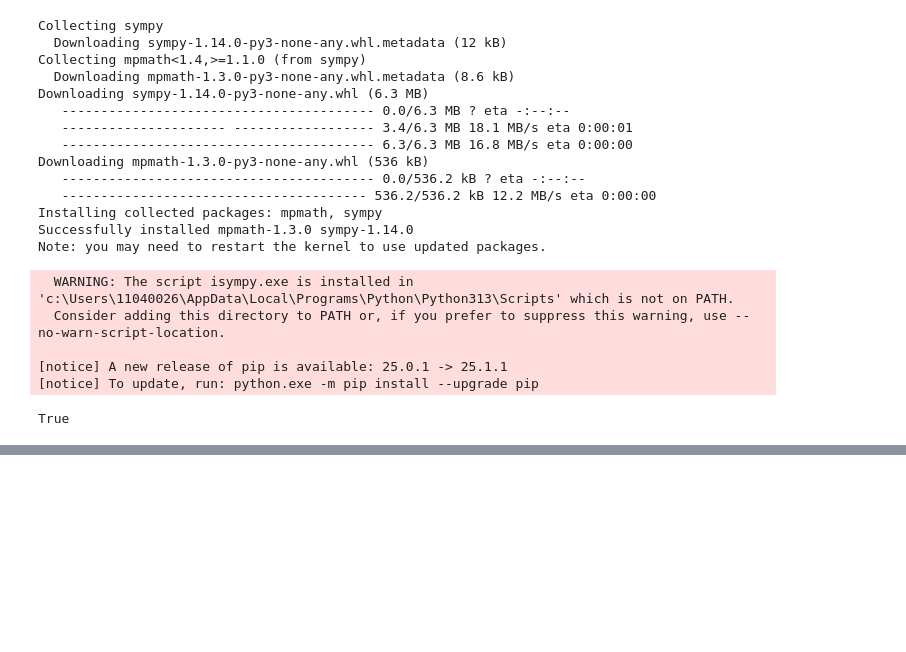
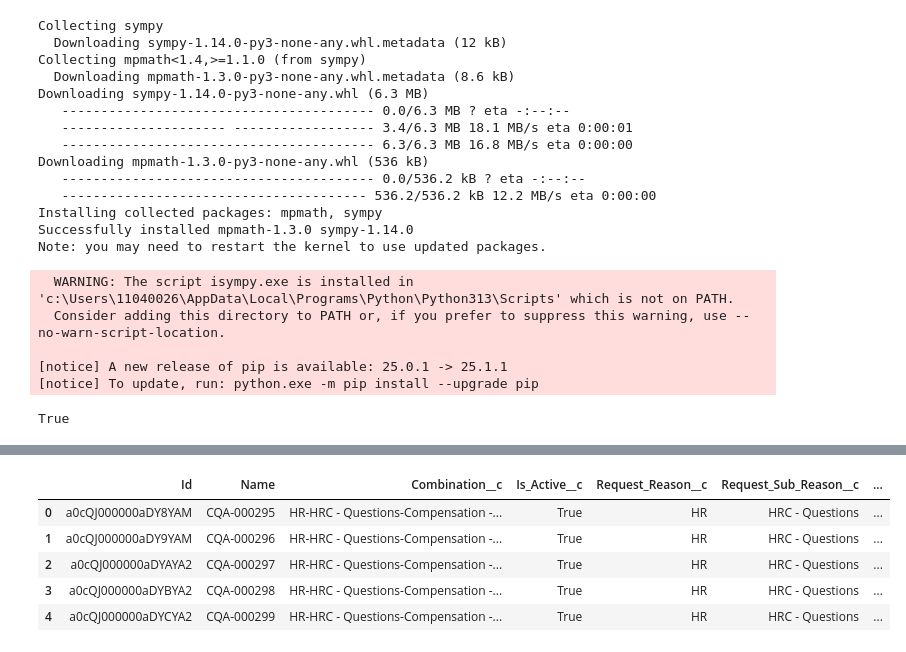
Before and after one commit to sfdxlwcSs/python-Basics, a Jupyter notebook: Basics.ipynb, the cells around one changed output, grey strips where cells are left out. Cells and saved outputs as stored; diff of their text form; code cells hidden in the pictures; blank space fills up the shorter version.

```diff
--- a/Basics.ipynb
+++ b/Basics.ipynb
@@ -927,0 +1005,11 @@ df3[df3['Request_Type__c'].isnull()]
+# %%
+drop_list = ['Comparison', 'Concatenate New Object with Queue', 'Compare with MDT','Concatenate New Object']
+df3.drop(columns=drop_list, inplace=True)
+df3.head()
+# %% [output]
+|  | Id | Name | Combination__c | Is_Active__c | Request_Reason__c | Request_Sub_Reason__c | ... |
+| 0 | a0cQJ000000aDY8YAM | CQA-000295 | HR-HRC - Questions-Compensation -... | True | HR | HRC - Questions | ... |
+| 1 | a0cQJ000000aDY9YAM | CQA-000296 | HR-HRC - Questions-Compensation -... | True | HR | HRC - Questions | ... |
+| 2 | a0cQJ000000aDYAYA2 | CQA-000297 | HR-HRC - Questions-Compensation -... | True | HR | HRC - Questions | ... |
+| 3 | a0cQJ000000aDYBYA2 | CQA-000298 | HR-HRC - Questions-Compensation -... | True | HR | HRC - Questions | ... |
+| 4 | a0cQJ000000aDYCYA2 | CQA-000299 | HR-HRC - Questions-Compensation -... | True | HR | HRC - Questions | ... |
```
Also changed, not shown: parts of 8 cells of this notebook, 8 other files.
